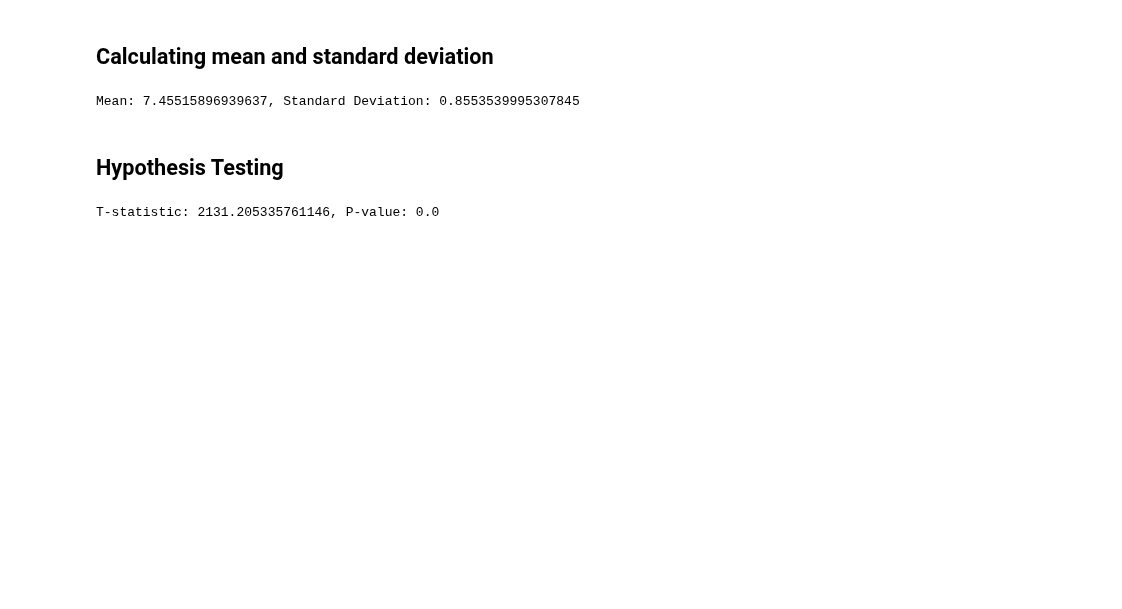
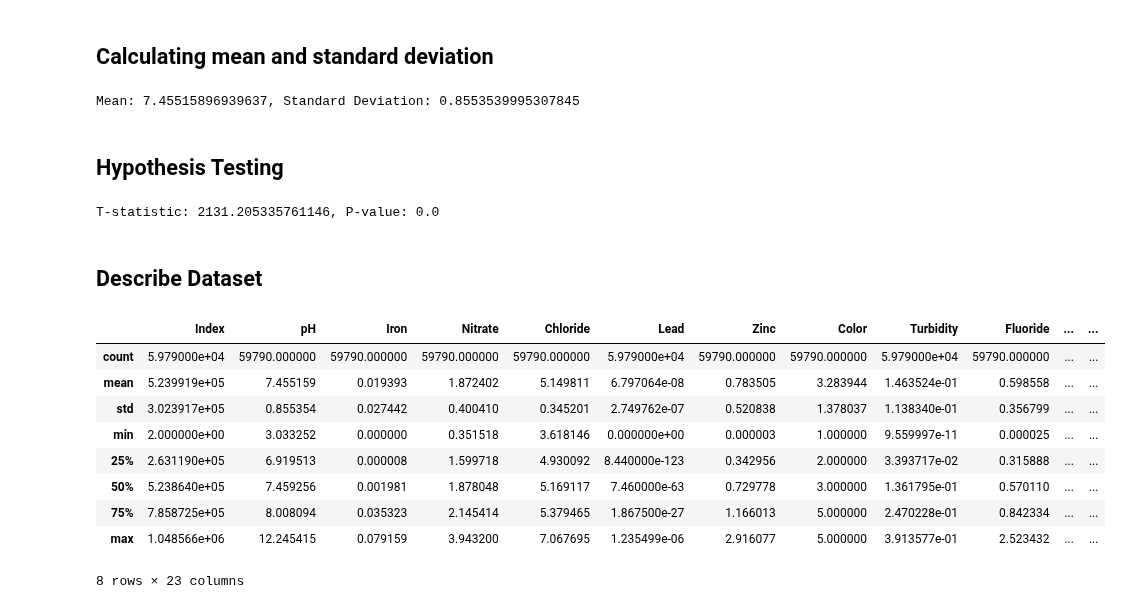
Before and after one commit to chantharith-NY/water-quality-prediction, a Jupyter notebook: notebooks/data_analysing.ipynb, the cells around one changed output. Saved outputs shown, nothing was run; the diff lists cells and outputs as text; code cells hidden in the pictures; blank space fills up the shorter version.

```diff
--- a/notebooks/data_analysing.ipynb
+++ b/notebooks/data_analysing.ipynb
@@ -8,7 +8,7 @@ import seaborn as sns
 # %% [markdown]
 ## Load the data
 # %%
-data = pd.read_csv('D:/Programming_data/ITC_AMS/Programming/DataScience-project/data-science-project/data/Clean data/cleaned_data_January.csv')
+data = pd.read_csv('/Users/nychanthrith/data-science-project/data/Clean data/cleaned_data_January.csv')
 # %% [markdown]
 ##  Display basic information about the data
 # %%
@@ -99,3 +99,18 @@ t_stat, p_value = stats.ttest_1samp(data['pH'], 0)
 print(f"T-statistic: {t_stat}, P-value: {p_value}")
 # %% [output]
 T-statistic: 2131.205335761146, P-value: 0.0
+# %% [markdown]
+## Describe Dataset
+# %%
+data.describe()
+# %% [output]
+|  | Index | pH | Iron | Nitrate | Chloride | Lead | Zinc | Color | Turbidity | Fluoride | ... | ... |
+| count | 5.979000e+04 | 59790.000000 | 59790.000000 | 59790.000000 | 59790.000000 | 5.979000e+04 | 59790.000000 | 59790.000000 | 5.979000e+04 | 59790.000000 | ... | ... |
+| mean | 5.239919e+05 | 7.455159 | 0.019393 | 1.872402 | 5.149811 | 6.797064e-08 | 0.783505 | 3.283944 | 1.463524e-01 | 0.598558 | ... | ... |
+| std | 3.023917e+05 | 0.855354 | 0.027442 | 0.400410 | 0.345201 | 2.749762e-07 | 0.520838 | 1.378037 | 1.138340e-01 | 0.356799 | ... | ... |
+| min | 2.000000e+00 | 3.033252 | 0.000000 | 0.351518 | 3.618146 | 0.000000e+00 | 0.000003 | 1.000000 | 9.559997e-11 | 0.000025 | ... | ... |
+| 25% | 2.631190e+05 | 6.919513 | 0.000008 | 1.599718 | 4.930092 | 8.440000e-123 | 0.342956 | 2.000000 | 3.393717e-02 | 0.315888 | ... | ... |
+| 50% | 5.238640e+05 | 7.459256 | 0.001981 | 1.878048 | 5.169117 | 7.460000e-63 | 0.729778 | 3.000000 | 1.361795e-01 | 0.570110 | ... | ... |
+| 75% | 7.858725e+05 | 8.008094 | 0.035323 | 2.145414 | 5.379465 | 1.867500e-27 | 1.166013 | 5.000000 | 2.470228e-01 | 0.842334 | ... | ... |
+| max | 1.048566e+06 | 12.245415 | 0.079159 | 3.943200 | 7.067695 | 1.235499e-06 | 2.916077 | 5.000000 | 3.913577e-01 | 2.523432 | ... | ... |
+8 rows × 23 columns
```
Also changed, not shown: 2 other files.
